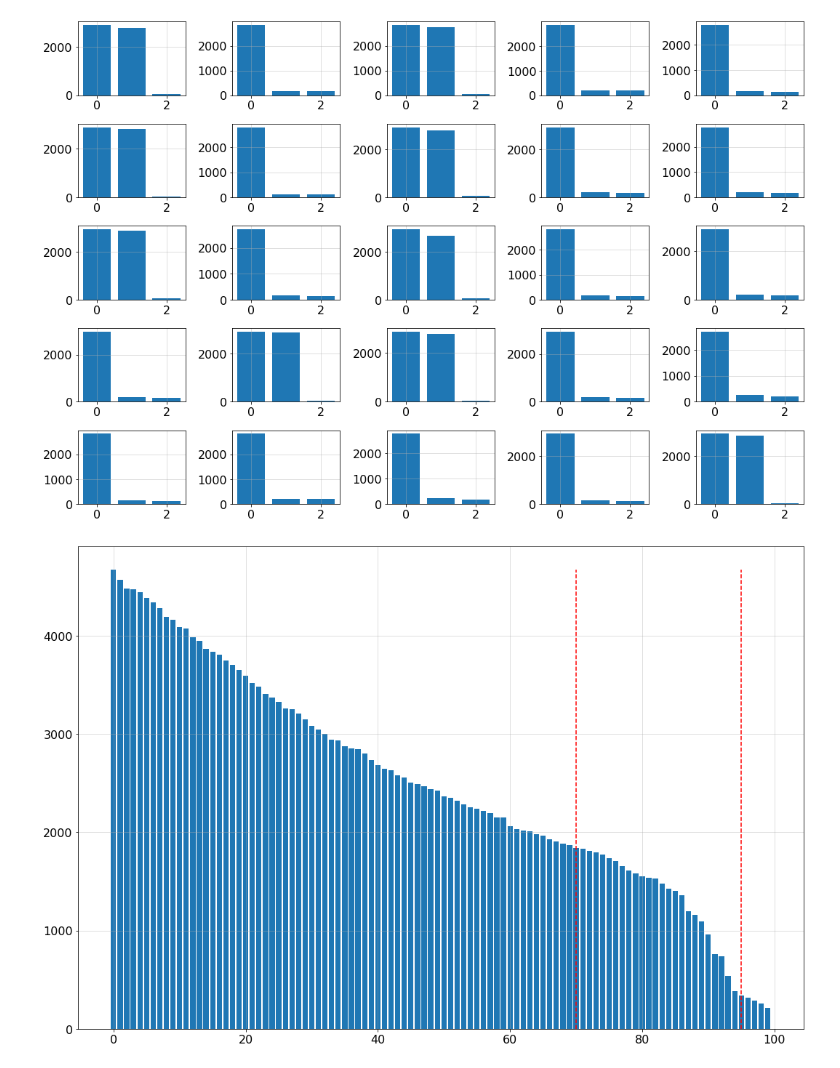
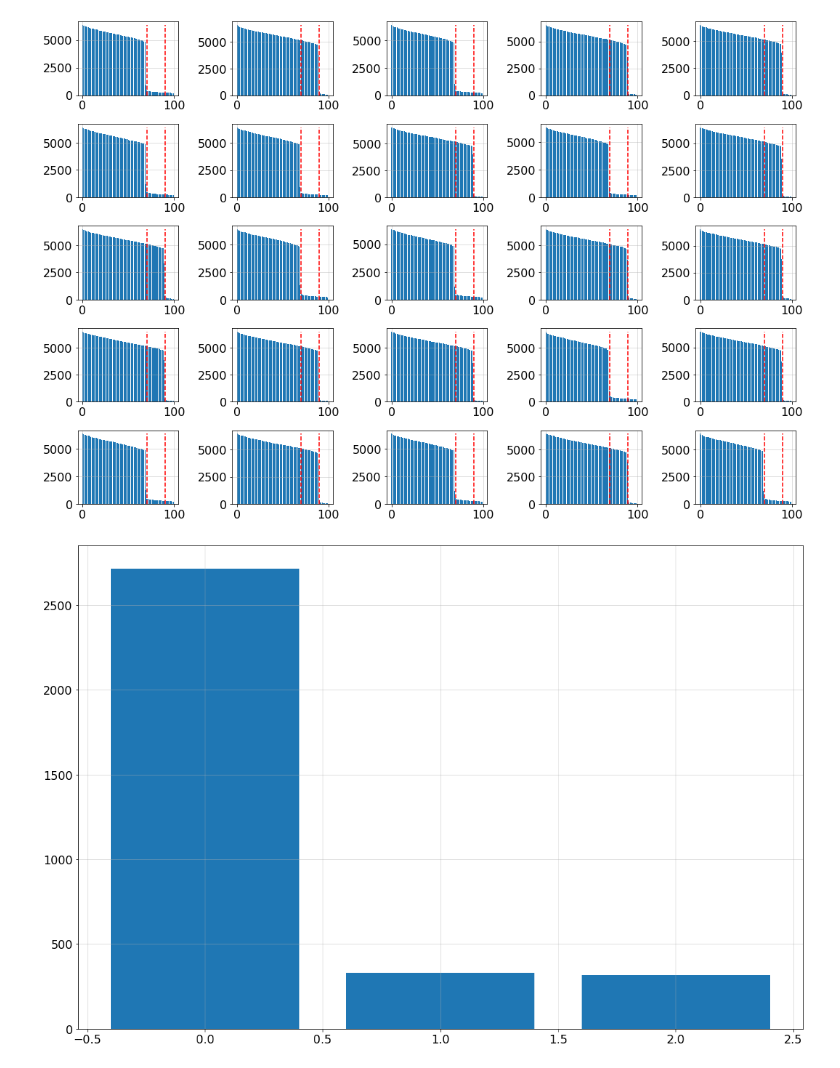
Before and after one commit to GBATZOLIS/conditional_score_diffusion, a Jupyter notebook: notebooks/different_dims.ipynb, the cells around one changed output. Drawn from its saved outputs; the diff is of its cells as text; code cells hidden in the pictures.

```diff
--- a/notebooks/different_dims.ipynb
+++ b/notebooks/different_dims.ipynb
@@ -10,7 +11,8 @@ from matplotlib import pyplot as plt
 # %%
 #path = 'logs/ksphere/2d_toy_2/svd/svd_23500.pkl'
 #path = 'logs/ksphere/dim_10/n_1/random_isometry/non_uniform_0.5_sig_0.001/svd/svd_23000.pkl'
-path = 'logs/ksphere/n_2/dim_[1, 2]/random_isometry/different_dims_different_radii_toy/svd/svd_4000.pkl'
+#path = 'logs/ksphere/n_2/dim_[1, 2]/random_isometry/different_dims_different_radii_toy/svd/svd_4000.pkl'
+path = 'logs/ksphere/n_2/dim_[10, 30]/random_isometry/different_dims_different_radii/svd/svd_15500.pkl'
 with open(path, 'rb') as f:
     svd = pickle.load(f)
 
@@ -51,22 +53,22 @@ for i, s in enumerate(singular_values[:25]):
     ax.grid(alpha=0.5)
     ax.bar(range(len(s)), s)
     #ax.xticks(range(0, 100, 5))
-    #ax.vlines(95, 0, np.max(s), color='r', linestyles='--')
-    #ax.vlines(70, 0, np.max(s), color='r', linestyles='--')
+    ax.vlines(90, 0, np.max(s), color='r', linestyles='--')
+    ax.vlines(70, 0, np.max(s), color='r', linestyles='--')
 fig.tight_layout()
 fig.show()
 # %% [output]
-[figure, old version]
+[figure, new version]
 # %%
 s = singular_values[100]
 fig = plt.figure(figsize=(15,10))
 #ax.rcParams.update({'font.size': 16})
 plt.grid(alpha=0.5)
 plt.bar(range(len(s)), s)
 #plt.xticks(range(0, 100, 5))
-plt.vlines(95, 0, np.max(s), color='r', linestyles='--')
-plt.vlines(70, 0, np.max(s), color='r', linestyles='--')
+#plt.vlines(95, 0, np.max(s), color='r', linestyles='--')
+#plt.vlines(70, 0, np.max(s), color='r', linestyles='--')
 fig.tight_layout()
 fig.show()
 # %% [output]
-[figure, old version]
+[figure, new version]
```
Also changed, not shown: parts of 10 cells of this notebook, 4 other files.
